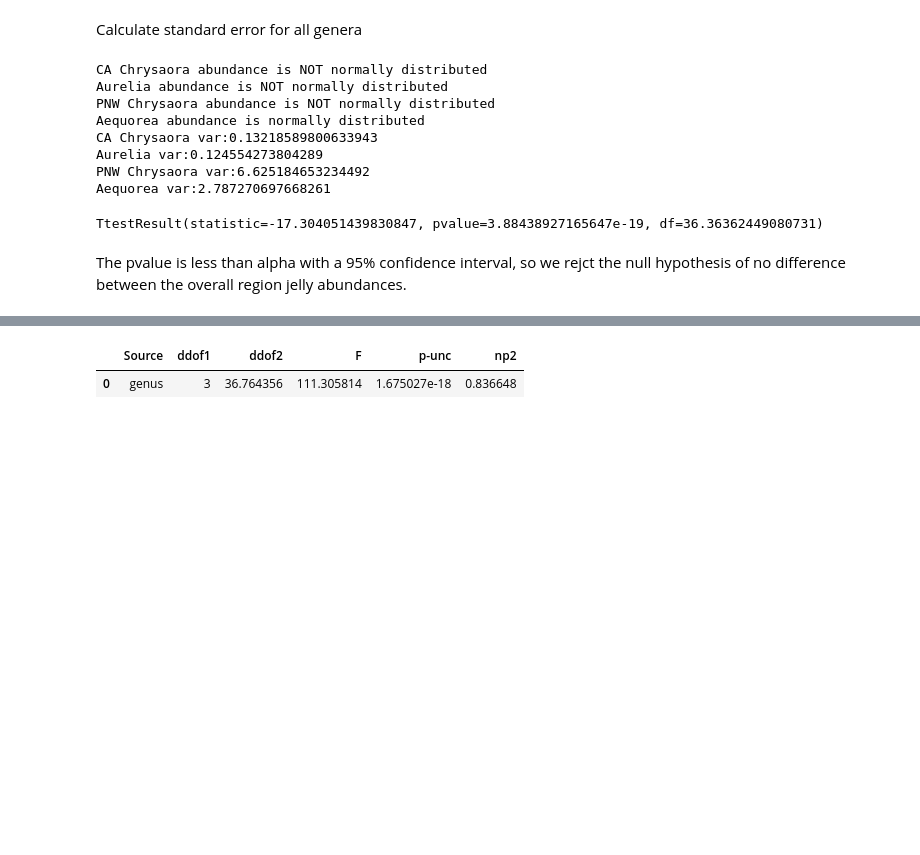
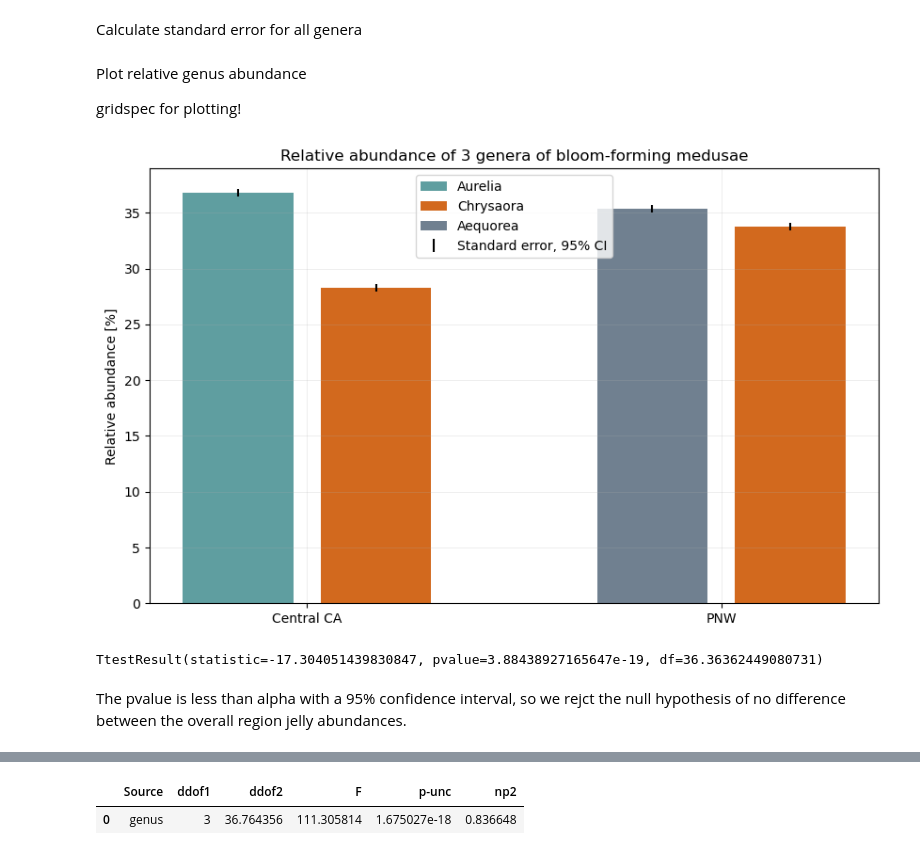
Before and after one commit to sjoh18/MS263-Final-Project, a Jupyter notebook: FinalProject.ipynb, the cells around one changed output, grey strips where cells are left out. Saved outputs shown, nothing was run; the diff lists cells and outputs as text; code cells hidden in the pictures; blank space fills up the shorter version.

```diff
--- a/FinalProject.ipynb
+++ b/FinalProject.ipynb
@@ -162,57 +162,40 @@ N_total = len(jellydf['abundance'])
 mean = np.mean(relative_abundance)
 std = np.std(relative_abundance)
 error = std/np.sqrt(N_total)
-# %%
-# check for normality and equal variances
-# normality - use Shapiro-Wilk test
-tstat_cachry, pvalue_cachry = stats.shapiro(chrysaora_ca['abundance'])
-tstat_aurelia, pvalue_aurelia = stats.shapiro(aurelia['abundance'])
-tstat_pnwchry, pvalue_pnwchry = stats.shapiro(chrysaora_pnw['abundance'])
-tstat_aequo, pvalue_aequo = stats.shapiro(aequorea['abundance'])
-
-if pvalue_cachry > 0.05:
-    print('CA Chrysaora abundance is normally distributed')
-else:
-    print('CA Chrysaora abundance is NOT normally distributed')
-
-if pvalue_aurelia > 0.05:
-    print('Aurelia abundance is normally distributed')
-else:
-    print('Aurelia abundance is NOT normally distributed')
-
-if pvalue_pnwchry > 0.05:
-    print('PNW Chrysaora abundance is normally distributed')
-else:
-    print('PNW Chrysaora abundance is NOT normally distributed')
-
-if pvalue_aequo > 0.05:
-    print('Aequorea abundance is normally distributed')
-else:
-    print('Aequorea abundance is NOT normally distributed')
-
-# calculate variances
-var_ca_chry = np.var(chrysaora_ca['abundance'])
-var_aurelia = np.var(aurelia['abundance'])
-var_pnw_chry = np.var(chrysaora_pnw['abundance'])
-var_aequo = np.var(aequorea['abundance'])
-print('CA Chrysaora var:'+str(var_ca_chry))
-print('Aurelia var:'+str(var_aurelia))
-print('PNW Chrysaora var:'+str(var_pnw_chry))
-print('Aequorea var:'+str(var_aequo))
-# %% [output]
-CA Chrysaora abundance is NOT normally distributed
-Aurelia abundance is NOT normally distributed
-PNW Chrysaora abundance is NOT normally distributed
-Aequorea abundance is normally distributed
-CA Chrysaora var:0.13218589800633943
-Aurelia var:0.124554273804289
-PNW Chrysaora var:6.625184653234492
-Aequorea var:2.787270697668261
+# %% [markdown]
+Plot relative genus abundance
+
+gridspec for plotting!
+# %%
+x_aur = [2]
+y_aur = [aurelia_rel_ab]
+
+x_chry = [3,6]
+y_chry = [chry_relab_ca, chry_relab_pnw]
+
+x_aeq = [5]
+y_aeq = [aequo_rel_ab]
+# %%
+plt.figure(figsize=(10,6))
+
+plt.bar(x_aur, y_aur, label='Aurelia', color='cadetblue')
+plt.bar(x_chry, y_chry, label='Chrysaora', color='chocolate')
+plt.bar(x_aeq, y_aeq, label='Aequorea', color='slategray')
+plt.errorbar([3,2,6,5], relative_abundance, yerr=error, fmt='none', color='k', label='Standard error, 95% CI')
+plt.gca().set_xticks([2.5,5.5])
+plt.gca().set_xticklabels(['Central CA', 'PNW'])
+plt.ylabel('Relative abundance [%]')
+plt.grid(linewidth=0.5, alpha=0.3)
+plt.legend(loc='upper center')
+plt.title('Relative abundance of 3 genera of bloom-forming medusae')
+plt.show()
+# %% [output]
+[figure, added]
 # %%
 # t test to see if there is a difference in overall jelly abundance between the two regions
 region_ttest = stats.ttest_ind(central_ca['abundance'], pnw['abundance'], equal_var=False)
 region_ttest
 # %% [output]
 TtestResult(statistic=-17.304051439830847, pvalue=3.88438927165647e-19, df=36.36362449080731)
-# %% [markdown]
-The pvalue is less than alpha with a 95% confidence interval, so we rejct the null hypothesis of no difference between the overall region jelly abundances.
+# %% [markdown]
+The pvalue is less than alpha with a 95% confidence interval, so we rejct the null hypothesis of no difference between the overall region jelly abundances.
```
Also changed, not shown: parts of 11 cells of this notebook.
